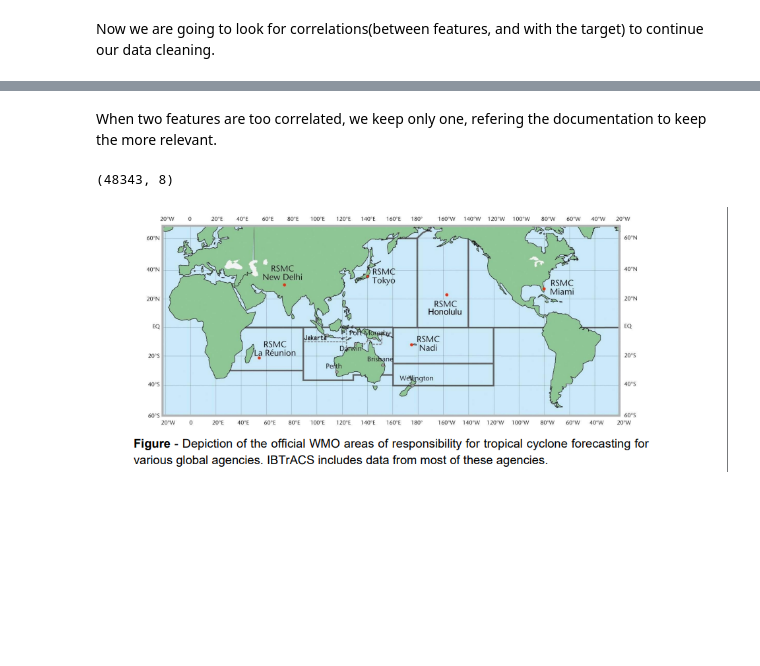
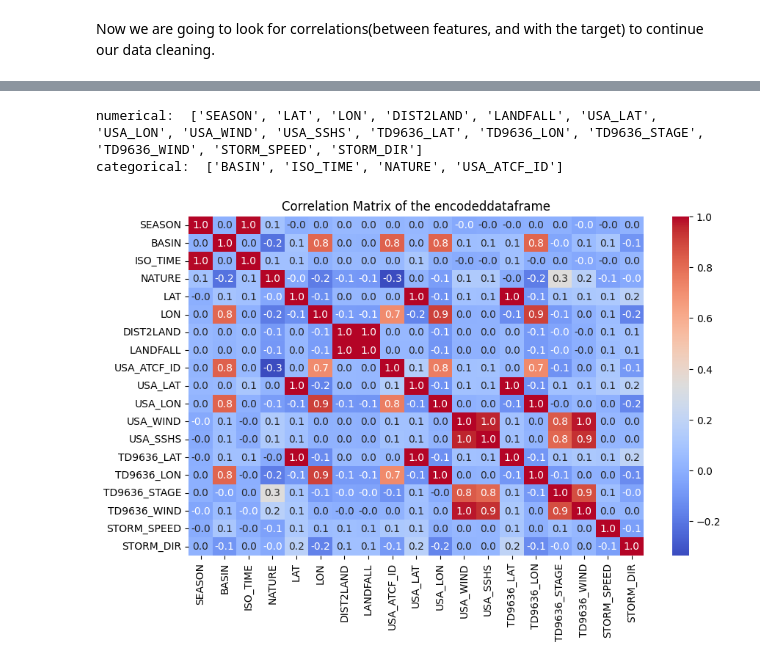
Before and after one commit to PaulVial/TropicalStormsPrediction, a Jupyter notebook: data_exploration.ipynb, the cells around one changed output, grey strips where cells are left out. Saved outputs shown, nothing was run; the diff lists cells and outputs as text; code cells hidden in the pictures; blank space fills up the shorter version.

```diff
--- a/data_exploration.ipynb
+++ b/data_exploration.ipynb
@@ -186,9 +181,8 @@ So we chose to fix a threshold around 40%. If a column has more than 40% of miss
 threshold=40
 #we recalculate the percentages
 missing_values=df.isna().sum()
-columns_with_missing = missing_values[missing_values >= 0]
 total_rows = len(df)
-missing_percentage = (columns_with_missing / total_rows) * 100
+missing_percentage = (missing_values/ total_rows) * 100
 
 #we remove columns with too many missing values
 cols_to_drop=[col for col in df.columns if missing_percentage[col] > threshold]
@@ -220,4 +225,4 @@ Moreover with the Ibtracs technical details we have information on some categori
 df["BASIN"] = df["BASIN"].replace("MM", np.nan)
 df["SUBBASIN"] = df["SUBBASIN"].replace("MM", np.nan)
 df["NATURE"] = df["NATURE"].replace("NR", np.nan)
-df["USA_SSHS"] = df["USA_SSHS"].replace("-5", np.nan)
+df["USA_SSHS"] = df["USA_SSHS"].replace(-5, np.nan)
@@ -336,12 +299,0 @@ df_le=df_NaN.copy()
-# %%
-from sklearn.preprocessing import LabelEncoder
-
-#we want to encode "NATURE" and "USA_ATCF_ID", that have missing values and are categorical
-for col in ["NATURE","USA_ATCF_ID"]:
-    le = LabelEncoder()
-    df_le[col] = le.fit_transform(df_le[col])
-correlation_matrix = df_le.corr()
-
-sns.heatmap(correlation_matrix, annot=True, fmt=".2f", cmap="coolwarm")
-plt.title("Correlation Matrix of columns with missing values")
-plt.show()
@@ -350,9 +300,26 @@ plt.show()
-# %% [markdown]
-When two features are too correlated, we keep only one, refering the documentation to keep the more relevant.
-# %%
-df_le= df_le.drop(columns=["TD9636_WIND", "USA_LON","USA_LAT"])
-df_le.shape
-# %% [output]
-(48343, 8)
-# %% [markdown]
-![carte.png](attachment:carte.png)
+# %%
+# to work on correlations, we start by identifying categorical columns
+num_cols = df.select_dtypes(include=['number']).columns.tolist()
+cat_cols = df.select_dtypes(exclude=['number']).columns.tolist()
+print("numerical: ",num_cols)
+print("categorical: ",cat_cols)
+# %% [output]
+numerical:  ['SEASON', 'LAT', 'LON', 'DIST2LAND', 'LANDFALL', 'USA_LAT', 'USA_LON', 'USA_WIND', 'USA_SSHS', 'TD9636_LAT', 'TD9636_LON', 'TD9636_STAGE', 'TD9636_WIND', 'STORM_SPEED', 'STORM_DIR']
+categorical:  ['BASIN', 'ISO_TIME', 'NATURE', 'USA_ATCF_ID']
+# %%
+df_le=df.copy()
+# %%
+from sklearn.preprocessing import LabelEncoder
+
+#we use label encoding here since it's just to analyse the correlations
+for col in cat_cols:
+    le = LabelEncoder()
+    df_le[col] = le.fit_transform(df_le[col])
+correlation_matrix = df_le.corr()
+
+plt.figure(figsize=(10, 6))
+sns.heatmap(correlation_matrix, annot=True, fmt=".1f", cmap="coolwarm")
+plt.title("Correlation Matrix of the encodeddataframe")
+plt.show()
+# %% [output]
+[figure, added]
```
Also changed, not shown: parts of 59 cells of this notebook, 1 other file.
